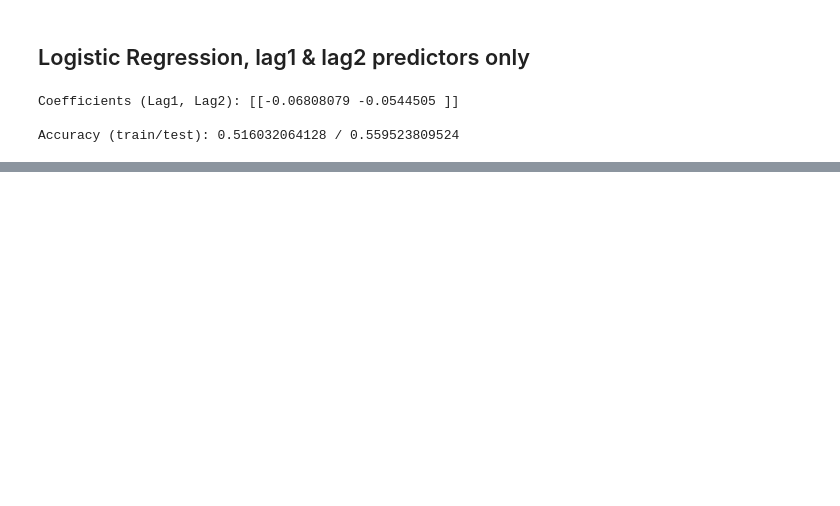
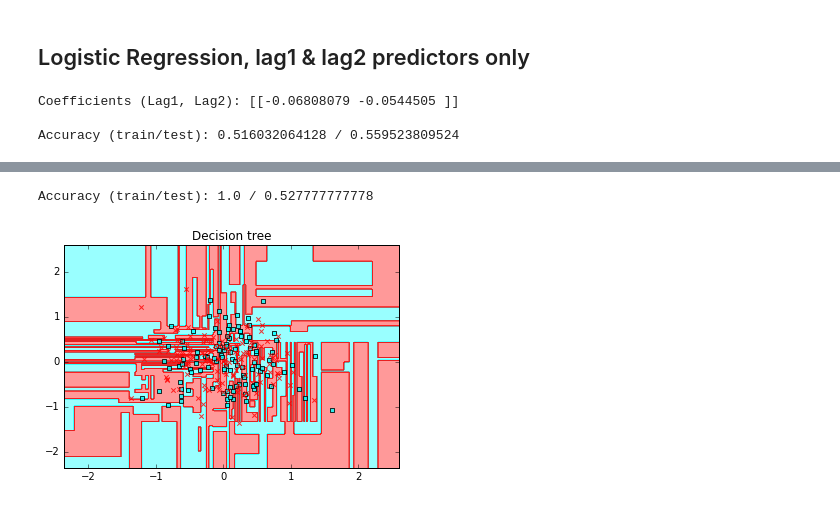
Before and after one commit to skeydan/data-science-with-python, a Jupyter notebook: notebooks/classification-smarket.ipynb, the cells around one changed output, grey strips where cells are left out. Drawn from its saved outputs; the diff is of its cells as text; code cells hidden in the pictures; blank space fills up the shorter version.

```diff
--- a/notebooks/classification-smarket.ipynb
+++ b/notebooks/classification-smarket.ipynb
@@ -171,0 +219,11 @@ Accuracy (train/test): 0.516032064128 / 0.559523809524
+# %%
+from sklearn import tree
+tree_model_lag12 = tree.DecisionTreeClassifier()
+tree_model_lag12.fit(X_train_lag12, y_train)
+assess_classification_performance(tree_model_lag12,  X_train_lag12, y_train, X_test_lag12, y_test, short = True)
+# %% [output]
+Accuracy (train/test): 1.0 / 0.527777777778
+# %%
+plot_decision_regions('Decision tree', X_test_lag12, y_test, tree_model_lag12)
+# %% [output]
+[figure, added]
```
Also changed, not shown: parts of 24 cells of this notebook, 2 other files.
